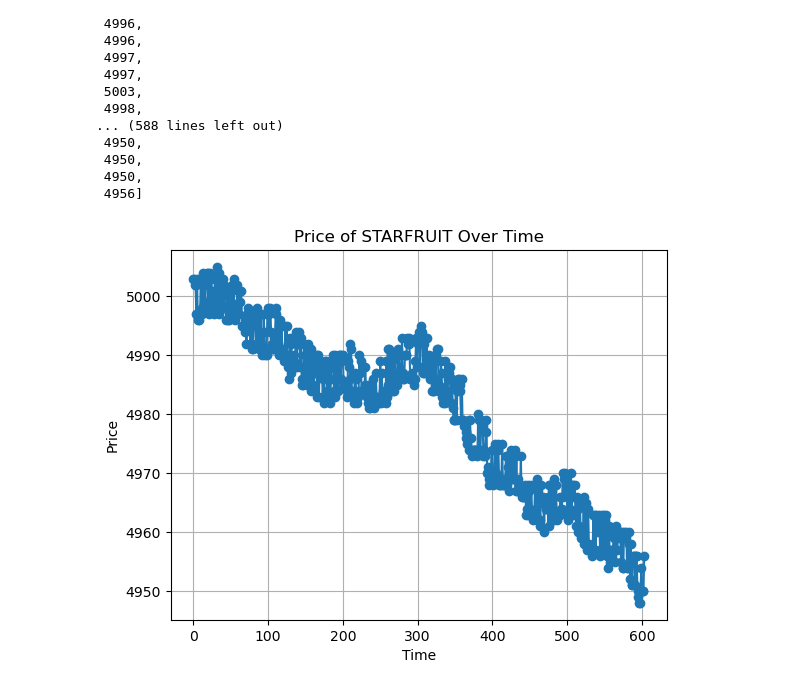
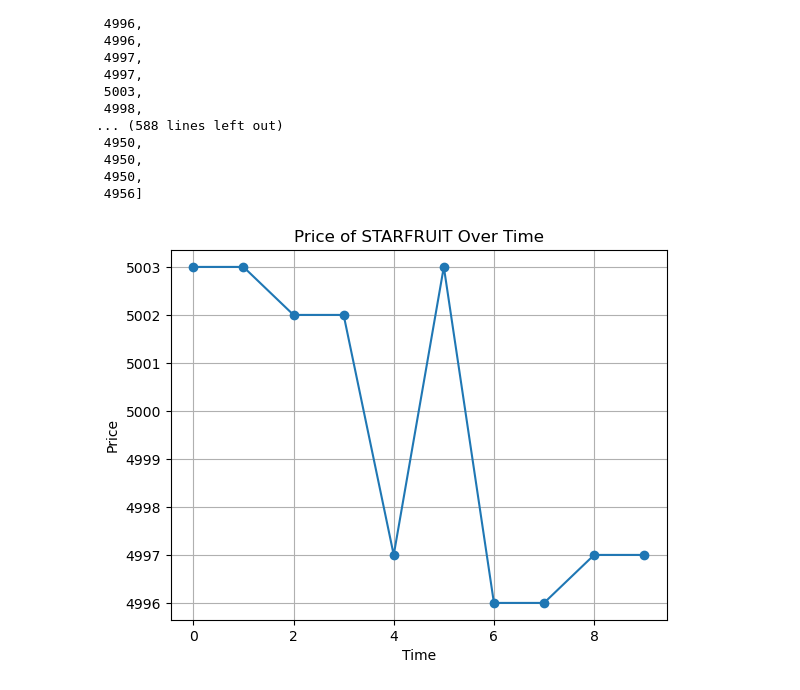
Before and after one commit to PeterOsborne/imc-prosperity-2024, a Jupyter notebook: testing.ipynb, the cells around one changed output. Saved outputs shown, nothing was run; the diff lists cells and outputs as text; code cells hidden in the pictures.

```diff
--- a/testing.ipynb
+++ b/testing.ipynb
@@ -27,11 +27,11 @@ prices
  4950,
  4956]
 # %%
-plt.plot(prices, marker='o', linestyle='-')
+plt.plot(prices[:10], marker='o', linestyle='-')
 plt.title('Price of STARFRUIT Over Time')
 plt.xlabel('Time')
 plt.ylabel('Price')
 plt.grid(True)
 plt.show()
 # %% [output]
-[figure, old version]
+[figure, new version]
```
Also changed, not shown: 1 other file.
